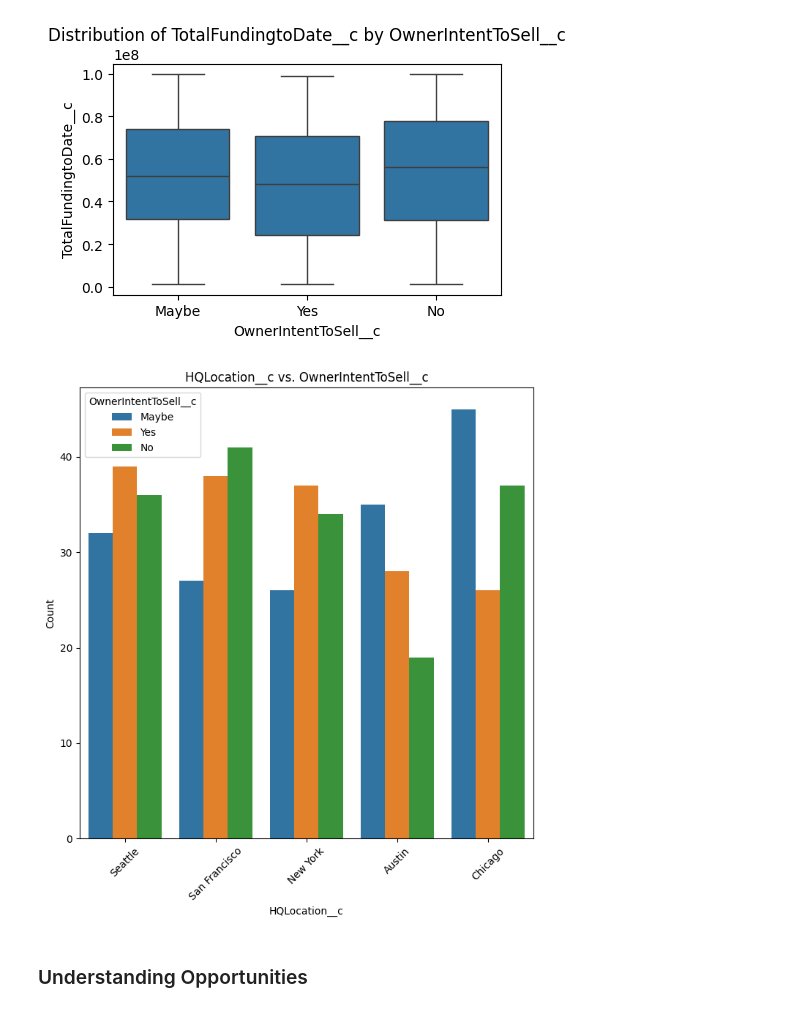
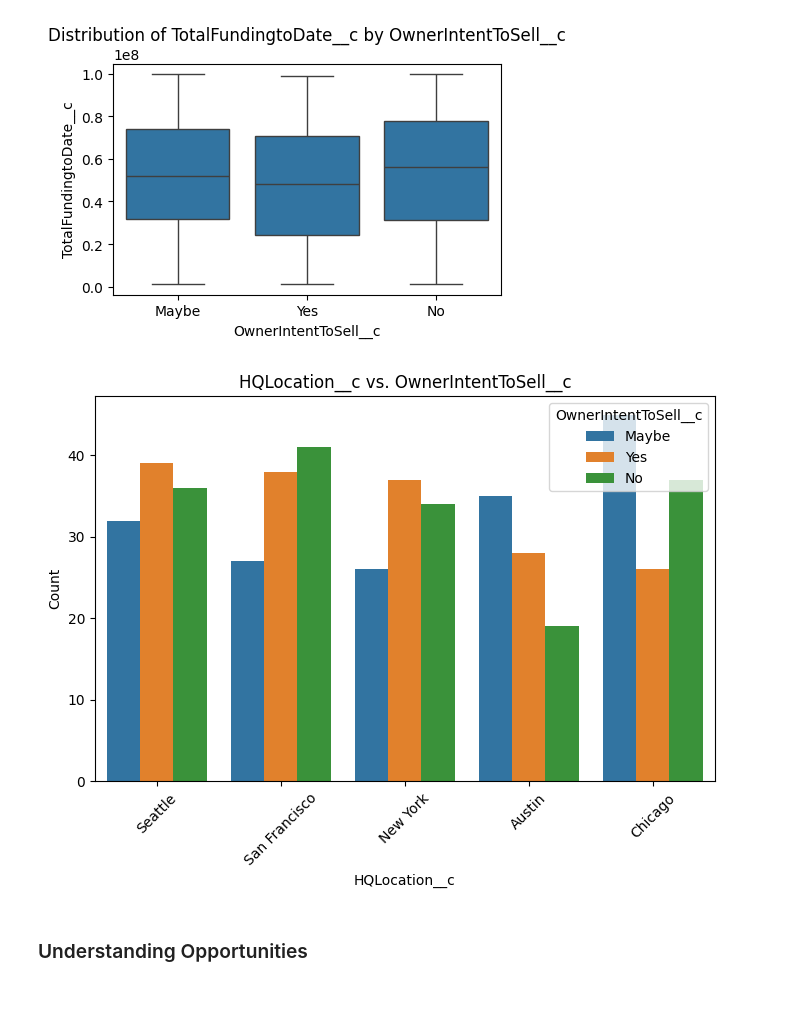
Before and after one commit to ricardobnjunior/recommendation-system-llm-based, a Jupyter notebook: Recommendation System.ipynb, the cells around one changed output. Saved outputs shown, nothing was run; the diff lists cells and outputs as text; code cells hidden in the pictures.

```diff
--- a/Recommendation System.ipynb
+++ b/Recommendation System.ipynb
@@ -53,19 +54,19 @@ plt.show()
 # %%
 yes_counts = account_df[account_df['OwnerIntentToSell__c'] == 'Yes']['HQLocation__c'].value_counts()
 ordered_locations = yes_counts.index
 account_df['HQLocation__c'] = pd.Categorical(account_df['HQLocation__c'], categories=ordered_locations, ordered=True)
 
 # Step 4: Visualize the relationship between HQLocation__c and OwnerIntentToSell__c, ordered by "YES" count
-plt.figure(figsize=(8, 8))
+plt.figure(figsize=(8, 5))
 sns.countplot(x='HQLocation__c', hue='OwnerIntentToSell__c', data=account_df, order=ordered_locations)
 plt.title('HQLocation__c vs. OwnerIntentToSell__c')
 plt.xlabel('HQLocation__c')
 plt.ylabel('Count')
 plt.legend(title='OwnerIntentToSell__c')
 plt.xticks(rotation=45)
 plt.show()
 # %% [output]
-[figure, old version]
+[figure, new version]
 # %% [markdown]
 ### Understanding Opportunities
 # %%
```
Also changed, not shown: parts of 12 cells of this notebook, 7 other files.
